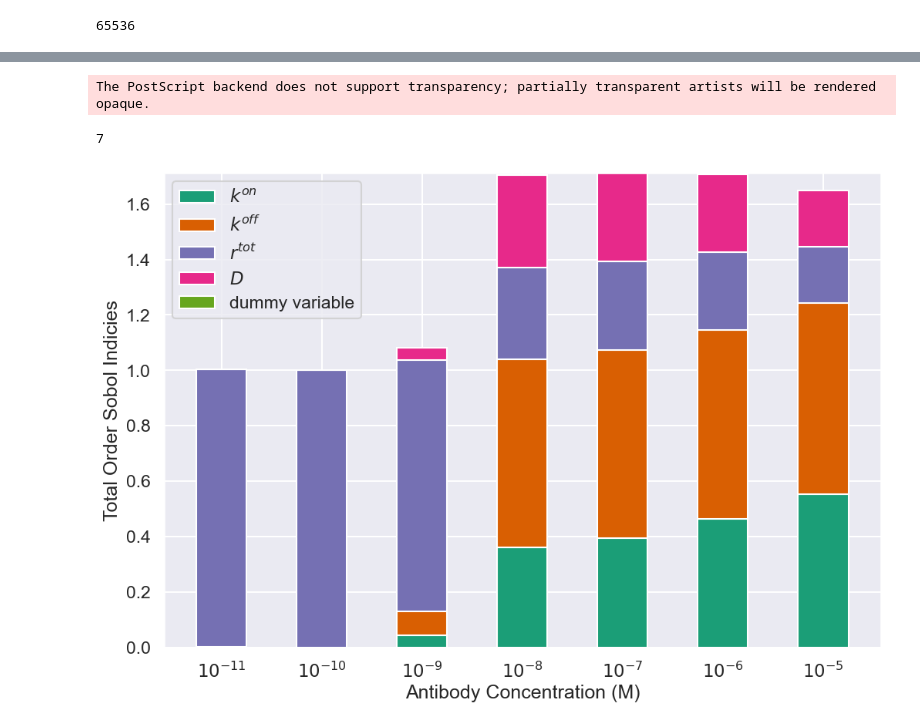
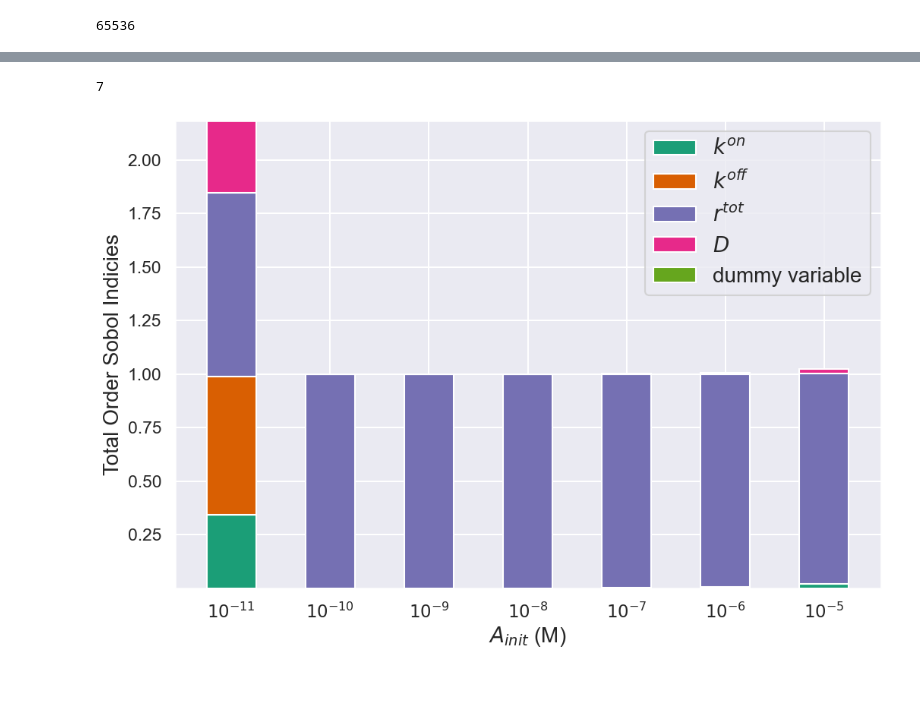
Before and after one commit to lukedtc/ADCC-Project, a Jupyter notebook: Corrected_model/model_s_single_cell_sensiv_analysis.ipynb, the cells around one changed output, grey strips where cells are left out. Drawn from its saved outputs; the diff is of its cells as text; code cells hidden in the pictures; blank space fills up the shorter version.

```diff
--- a/Corrected_model/model_s_single_cell_sensiv_analysis.ipynb
+++ b/Corrected_model/model_s_single_cell_sensiv_analysis.ipynb
@@ -101,7 +101,7 @@ for Ainit in A0s:
 
         if ((A1_st + 2*A2_st) > rtot):
             print('blown up')
-        Ag =(A1_st + 2*A2_st)/rtot
+        Ag =(A1_st + A2_st)
         Y[i] = Ag
 
     Si = sobol.analyze(problem1, Y, print_to_console=True)
@@ -227,40 +227,39 @@ dummy_si = np.zeros(len(A0s))
 for i in range(len(indicies)):
     vals = indicies[i]
     rtot_si[i] = vals[0]
     kon_si[i] = vals[1]
     D_si[i] = vals[2]
     koff_si[i] = vals[3]
     dummy_si[i] = vals[4]
 
 print(len(indicies))
 ab_conc = ( r'$10^{-11}$', r'$10^{-10}$', r'$10^{-9}$', r'$10^{-8}$', r'$10^{-7}$', r'$10^{-6}$', r'$10^{-5}$')
 
 
 sns.set_theme()
 sns.set_context("talk")
 
 width = 0.5
 fig, ax = plt.subplots(figsize=(12,8))
 bottom = np.zeros(7)
 
 cm = plt.cm.get_cmap('Dark2')
 ax.bar(ab_conc, kon_si, width, label=r'$k^{on}$', bottom= bottom, color=cm(0))
 bottom+= kon_si
 ax.bar(ab_conc, koff_si, width, label=r'$k^{off}$', bottom= bottom, color=cm(1))
 bottom+= koff_si
 ax.bar(ab_conc, rtot_si, width, label=r'$r^{tot}$', bottom= bottom, color=cm(2))
 bottom+= rtot_si
 ax.bar(ab_conc, D_si, width, label=r'$D$', bottom= bottom, color=cm(3))
 bottom+= D_si
 ax.bar(ab_conc, dummy_si, width, label='dummy variable', bottom=bottom, color=cm(4))
-ax.legend(loc='best')
-ax.set_xlabel('Antibody Concentration (M)')
-ax.set_ylabel('Total Order Sobol Indicies')
-plt.savefig('/Users/lukeheirene/ADCC-Project/Figures/model_s_receptor_occupancy_total_order_sensiv_analysis.eps')
+ax.legend(loc='best', fontsize=20)
+ax.set_xlabel(r'$A_{init}$' + ' (M)', fontsize=20)
+ax.set_ylabel('Total Order Sobol Indicies', fontsize=20)
+plt.savefig('/Users/lukeheirene/ADCC-Project/Figures/model_s_bound_ab_total_order_sensiv_analysis.png')
 # %% [output]
-The PostScript backend does not support transparency; partially transparent artists will be rendered opaque.
+7
-7
-[figure, old version]
+[figure, new version]
 # %%
 kon_si = np.zeros(len(A0s))
 koff_si = np.zeros(len(A0s))
```
Also changed, not shown: parts of 2 cells of this notebook, 1 other file.
